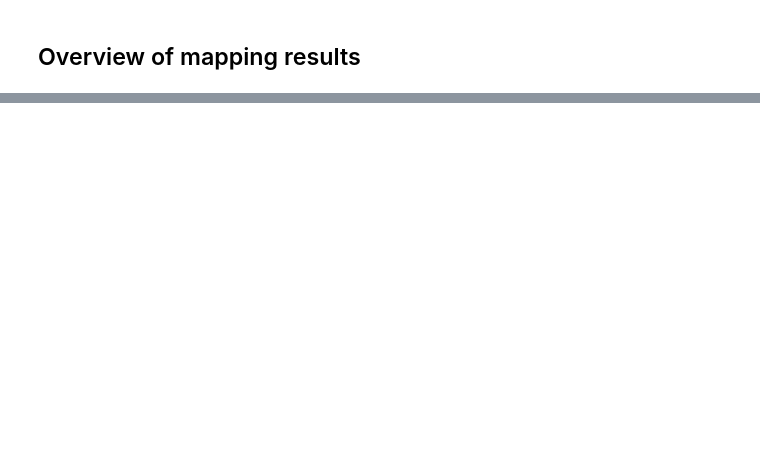
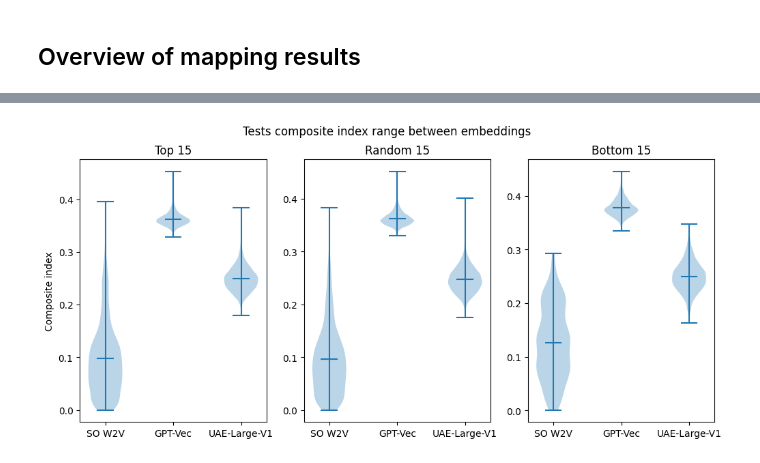
Before and after one commit to zakipauzi/concept-domain-coverage, a Jupyter notebook: 3_mapping.ipynb, the cells around one changed output, grey strips where cells are left out. Drawn from its saved outputs; the diff is of its cells as text; code cells hidden in the pictures; blank space fills up the shorter version.

```diff
--- a/3_mapping.ipynb
+++ b/3_mapping.ipynb
@@ -669,0 +693,8 @@ save_df(angle_doc_ci_res, "doc_ci_res_angle")
+# %%
+for i in map_proj:
+    if map_proj[i] in range(1,16):
+        map_proj[i] = 0 # top
+    elif map_proj[i] in range(16,31):
+        map_proj[i] = 1 # med
+    elif map_proj[i] in range(31,46):
+        map_proj[i] = 2 # btm
@@ -669,0 +809,25 @@ save_df(angle_doc_ci_res, "doc_ci_res_angle")
+# %%
+fig, (ax1, ax2, ax3) = plt.subplots(1, 3)
+fig.suptitle("Tests composite index range between embeddings")
+
+ax1.violinplot(nested_med_code, positions=range(len(nested_med_code)), showmeans=True)
+# ax1.xlabel("Embedding model")
+ax1.set_ylabel("Composite index")
+ax1.set_xticks(ticks=[0,1,2], labels=["SO W2V", "GPT-Vec", "UAE-Large-V1"])
+ax1.set_title('Top 15')
+
+ax2.violinplot(nested_med_test, positions=range(len(nested_med_test)), showmeans=True)
+# ax2.xlabel("Embedding model")
+# ax2.ylabel("Composite index")
+ax2.set_xticks(ticks=[0,1,2], labels=["SO W2V", "GPT-Vec", "UAE-Large-V1"])
+ax2.set_title('Random 15')
+
+ax3.violinplot(nested_btm_doc, positions=range(len(nested_btm_doc)), showmeans=True)
+# ax3.xlabel("Embedding model")
+# ax3.ylabel("Composite index")
+ax3.set_xticks(ticks=[0,1,2], labels=["SO W2V", "GPT-Vec", "UAE-Large-V1"])
+ax3.set_title('Bottom 15')
+
+fig.set_size_inches(12, 5)
+# %% [output]
+[figure, added]
```
Also changed, not shown: parts of 8 cells of this notebook, 4 other files.
